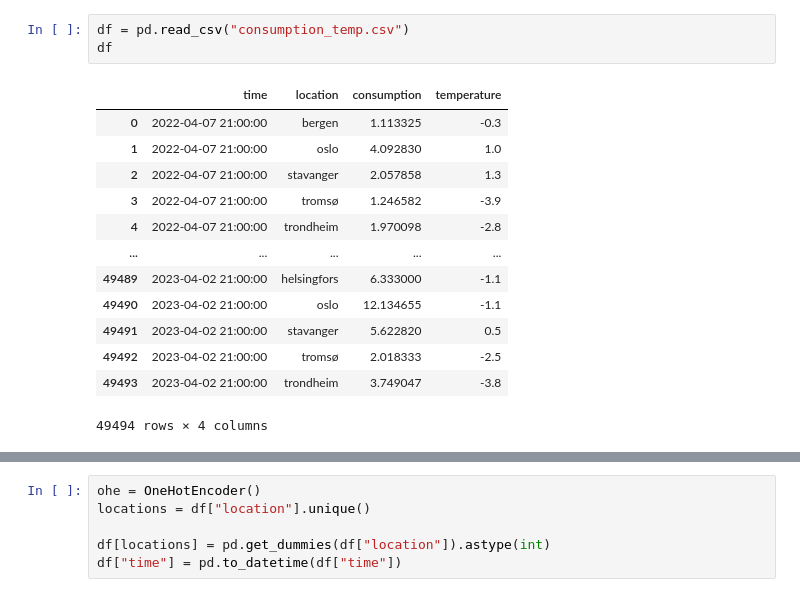
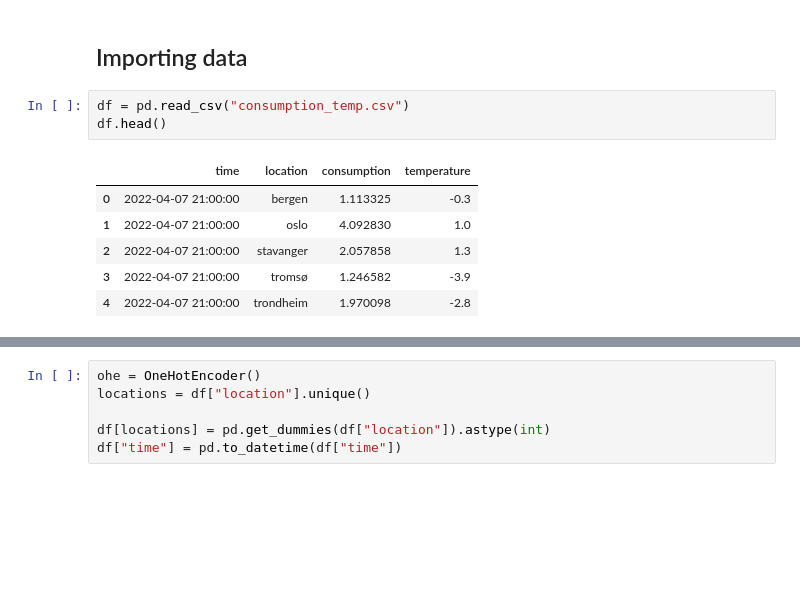
Before and after one commit to Sigevio/tdt4259, a Jupyter notebook: analysis/eda.ipynb, the cells around one changed output, grey strips where cells are left out. Drawn from its saved outputs; the diff is of its cells as text; blank space fills up the shorter version.

```diff
--- a/analysis/eda.ipynb
+++ b/analysis/eda.ipynb
@@ -10,17 +9,12 @@ TypeError: This is a python-holidays entity loader class. For entity inheritance
+# %% [markdown]
+## Importing data
 # %%
 df = pd.read_csv("consumption_temp.csv")
-df
+df.head()
 # %% [output]
 |  | time | location | consumption | temperature |
 | 0 | 2022-04-07 21:00:00 | bergen | 1.113325 | -0.3 |
 | 1 | 2022-04-07 21:00:00 | oslo | 4.092830 | 1.0 |
 | 2 | 2022-04-07 21:00:00 | stavanger | 2.057858 | 1.3 |
 | 3 | 2022-04-07 21:00:00 | tromsø | 1.246582 | -3.9 |
 | 4 | 2022-04-07 21:00:00 | trondheim | 1.970098 | -2.8 |
-| ... | ... | ... | ... | ... |
-| 49489 | 2023-04-02 21:00:00 | helsingfors | 6.333000 | -1.1 |
-| 49490 | 2023-04-02 21:00:00 | oslo | 12.134655 | -1.1 |
-| 49491 | 2023-04-02 21:00:00 | stavanger | 5.622820 | 0.5 |
-| 49492 | 2023-04-02 21:00:00 | tromsø | 2.018333 | -2.5 |
-| 49493 | 2023-04-02 21:00:00 | trondheim | 3.749047 | -3.8 |
-49494 rows × 4 columns
```
Also changed, not shown: parts of 36 cells of this notebook.
